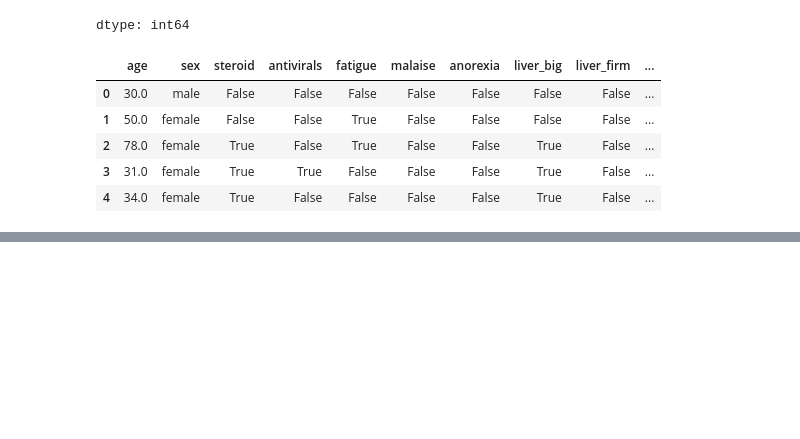
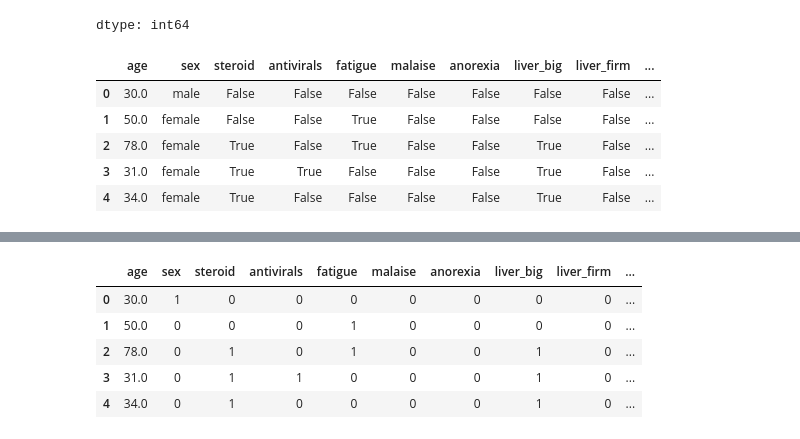
Before and after one commit to VinayAlli/PDS_Assignment1, a Jupyter notebook: Week1_DataPreProcessingFilteration_Assignment.ipynb, the cells around one changed output, grey strips where cells are left out. Saved outputs shown, nothing was run; the diff lists cells and outputs as text; code cells hidden in the pictures; blank space fills up the shorter version.

```diff
--- a/Week1_DataPreProcessingFilteration_Assignment.ipynb
+++ b/Week1_DataPreProcessingFilteration_Assignment.ipynb
@@ -568,3 +568,18 @@ df.head()
 | 2 | 78.0 | female | True | False | True | False | False | True | False | ... |
 | 3 | 31.0 | female | True | True | False | False | False | True | False | ... |
 | 4 | 34.0 | female | True | False | False | False | False | True | False | ... |
+# %%
+df2=df.copy()
+from sklearn.impute import SimpleImputer
+
+# Defining the imputer with the desired strategy
+specify_imputer = SimpleImputer(strategy='mean')
+
+# Impute missing values
+df2[column_names_numeric] = specify_imputer.fit_transform(df2[column_names_numeric])
+# %%
+from sklearn.preprocessing import LabelEncoder
+label_encoder = LabelEncoder()
+for i in column_names_categorical:
+  df2[i] = label_encoder.fit_transform(df2[i])
+df2.isna().sum()
@@ -570,0 +605,9 @@ df.head()
+# %%
+df2.head()
+# %% [output]
+|  | age | sex | steroid | antivirals | fatigue | malaise | anorexia | liver_big | liver_firm | ... |
+| 0 | 30.0 | 1 | 0 | 0 | 0 | 0 | 0 | 0 | 0 | ... |
+| 1 | 50.0 | 0 | 0 | 0 | 1 | 0 | 0 | 0 | 0 | ... |
+| 2 | 78.0 | 0 | 1 | 0 | 1 | 0 | 0 | 1 | 0 | ... |
+| 3 | 31.0 | 0 | 1 | 1 | 0 | 0 | 0 | 1 | 0 | ... |
+| 4 | 34.0 | 0 | 1 | 0 | 0 | 0 | 0 | 1 | 0 | ... |
```
Also changed, not shown: parts of 1 cell of this notebook.
